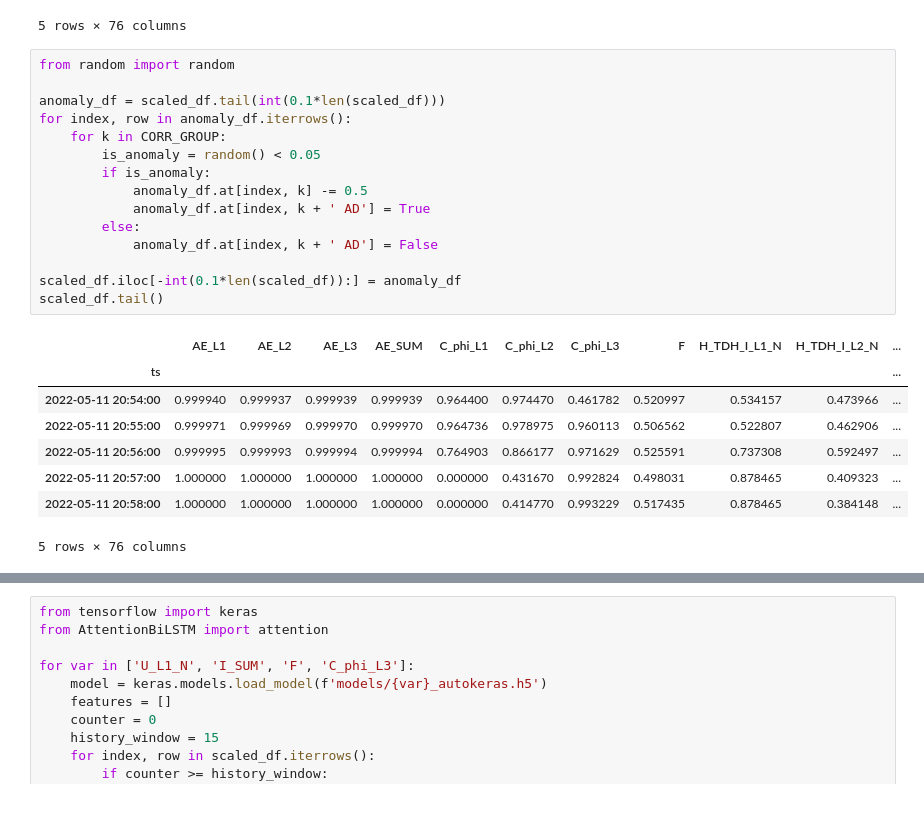
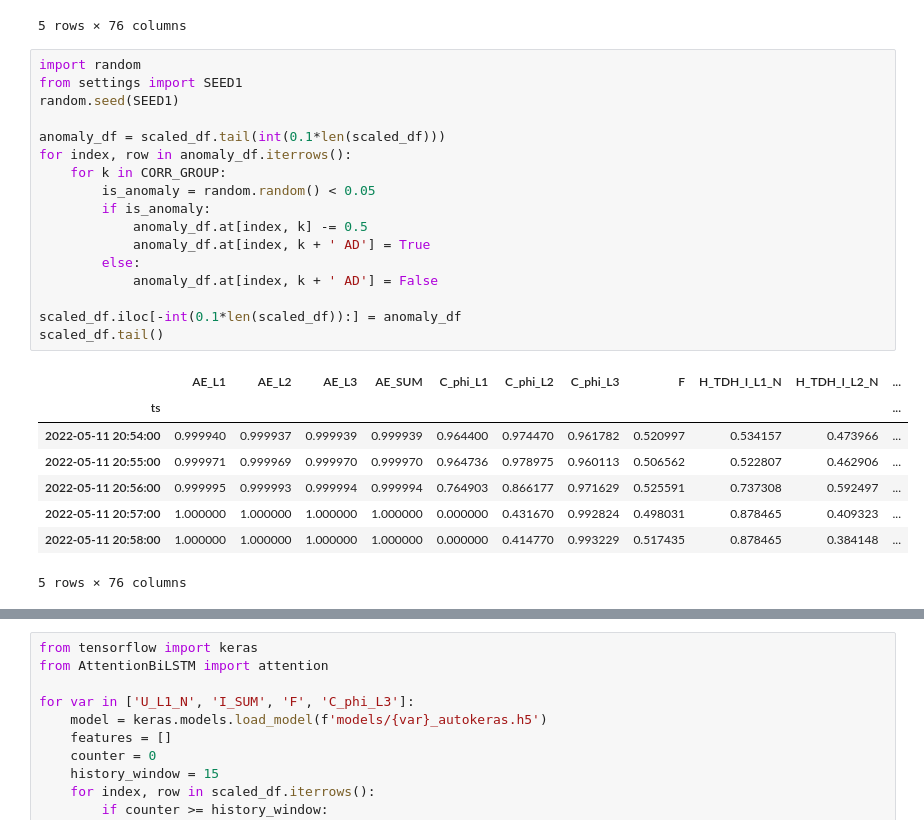
Before and after one commit to PedroOliveiraPT/Electricity-Forecasting, a Jupyter notebook: Anomaly Detection Script.ipynb, the cells around one changed output, grey strips where cells are left out. Drawn from its saved outputs; the diff is of its cells as text.

```diff
--- a/Anomaly Detection Script.ipynb
+++ b/Anomaly Detection Script.ipynb
@@ -74,24 +74,26 @@ scaled_df.head()
 | 2022-04-14 09:49:00 | 0.0 | 0.0 | 7.530985e-07 | 0.0 | 0.0 | 0.0 | 0.756175 | 0.536745 | 0.878465 | 0.769139 | ... |
 5 rows × 76 columns
 # %%
-from random import random
+import random
+from settings import SEED1
+random.seed(SEED1)
 
 anomaly_df = scaled_df.tail(int(0.1*len(scaled_df)))
 for index, row in anomaly_df.iterrows():
     for k in CORR_GROUP:
-        is_anomaly = random() < 0.05
+        is_anomaly = random.random() < 0.05
         if is_anomaly:
             anomaly_df.at[index, k] -= 0.5
             anomaly_df.at[index, k + ' AD'] = True
         else:
             anomaly_df.at[index, k + ' AD'] = False
 
 scaled_df.iloc[-int(0.1*len(scaled_df)):] = anomaly_df
 scaled_df.tail()
 # %% [output]
 |  | AE_L1 | AE_L2 | AE_L3 | AE_SUM | C_phi_L1 | C_phi_L2 | C_phi_L3 | F | H_TDH_I_L1_N | H_TDH_I_L2_N | ... |
 | ts |  |  |  |  |  |  |  |  |  |  | ... |
-| 2022-05-11 20:54:00 | 0.999940 | 0.999937 | 0.999939 | 0.999939 | 0.964400 | 0.974470 | 0.461782 | 0.520997 | 0.534157 | 0.473966 | ... |
+| 2022-05-11 20:54:00 | 0.999940 | 0.999937 | 0.999939 | 0.999939 | 0.964400 | 0.974470 | 0.961782 | 0.520997 | 0.534157 | 0.473966 | ... |
 | 2022-05-11 20:55:00 | 0.999971 | 0.999969 | 0.999970 | 0.999970 | 0.964736 | 0.978975 | 0.960113 | 0.506562 | 0.522807 | 0.462906 | ... |
 | 2022-05-11 20:56:00 | 0.999995 | 0.999993 | 0.999994 | 0.999994 | 0.764903 | 0.866177 | 0.971629 | 0.525591 | 0.737308 | 0.592497 | ... |
 | 2022-05-11 20:57:00 | 1.000000 | 1.000000 | 1.000000 | 1.000000 | 0.000000 | 0.431670 | 0.992824 | 0.498031 | 0.878465 | 0.409323 | ... |
```
Also changed, not shown: parts of 5 cells of this notebook, 4 other files.
